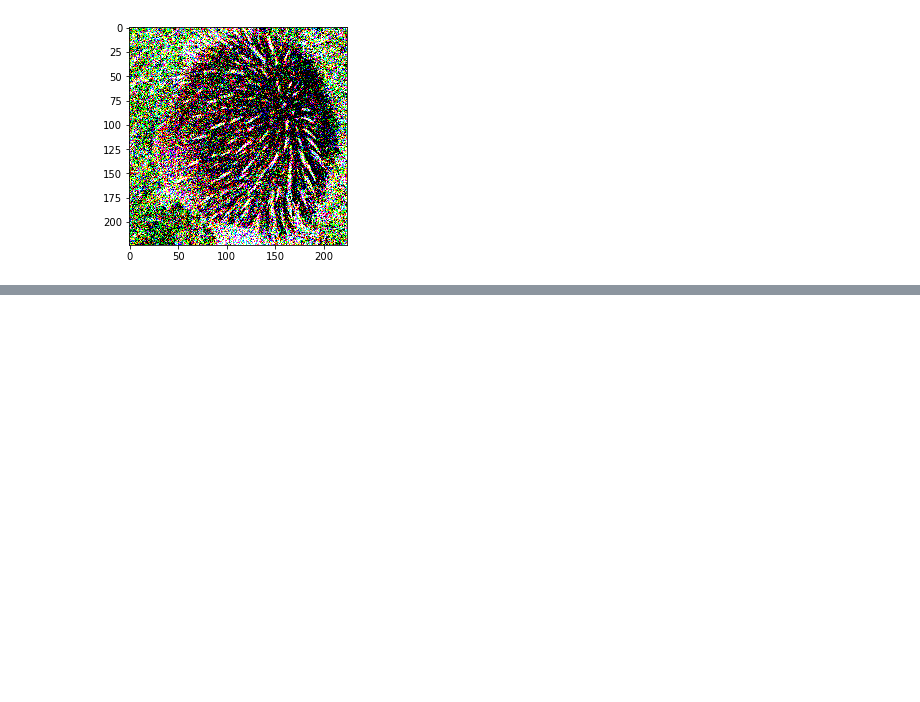
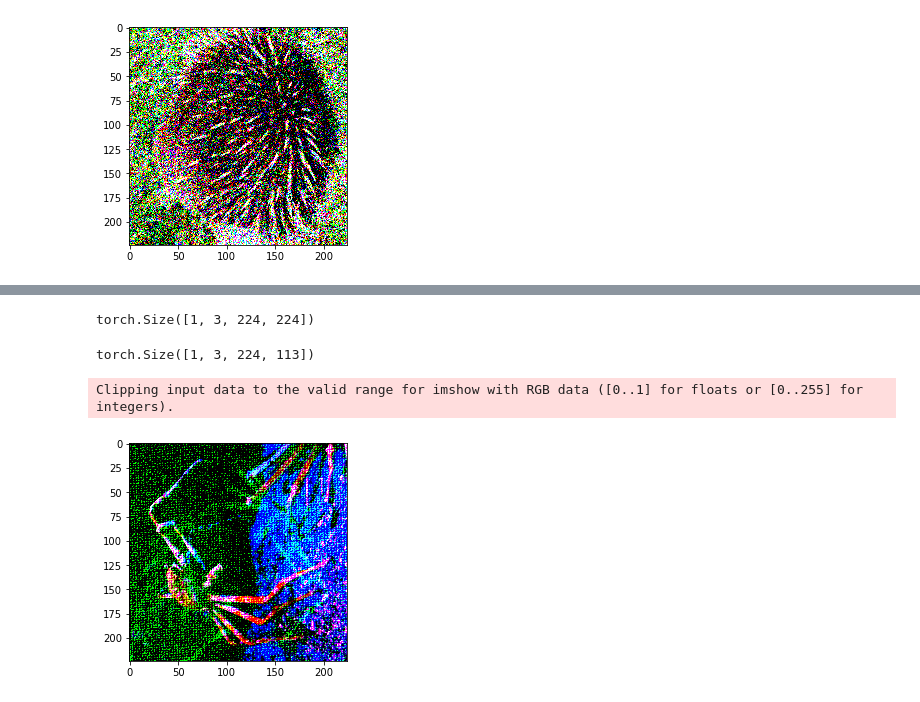
Before and after one commit to chingf/hallucnn-vision, a Jupyter notebook: visualize-images.ipynb, the cells around one changed output, grey strips where cells are left out. Saved outputs shown, nothing was run; the diff lists cells and outputs as text; code cells hidden in the pictures; blank space fills up the shorter version.

```diff
--- a/visualize-images.ipynb
+++ b/visualize-images.ipynb
@@ -74,0 +106,4 @@ Clipping input data to the valid range for imshow with RGB data ([0..1] for floa
+# %%
+feature.shape
+# %% [output]
+torch.Size([1, 3, 224, 224])
@@ -74,0 +114,36 @@ Clipping input data to the valid range for imshow with RGB data ([0..1] for floa
+# %%
+ims.shape
+# %% [output]
+torch.Size([1, 3, 224, 113])
+# %%
+y = torch.fft.rfft2(feature)
+
+res = np.real(y)
+ims = np.imag(y)
+ims_shape = ims.shape
+shuff_indices = np.arange(ims_shape[-1]*ims_shape[-2])
+np.random.shuffle(shuff_indices)
+for c in [1]:
+    c_vals = ims[:,c]
+    c_shape = c_vals.shape
+    c_vals = c_vals.flatten()
+    c_vals = c_vals[shuff_indices]
+    ims[:,c] = c_vals.reshape(c_shape)
+# for c in [1]:
+#     ims_c = ims[:,c]
+#     ims_c_shape = ims_c.shape
+#     ims_c = ims_c.flatten()
+#     np.random.shuffle(ims_c)
+#     ims_c = ims_c.reshape(ims_c_shape)
+#     ims[:,c] = ims_c
+
+test = res +ims*1j
+test = torch.fft.irfft2(test)
+plt.figure()
+plt.imshow(
+    test[0].transpose(0,2), interpolation='nearest'
+    )
+plt.show()
+# %% [output]
+Clipping input data to the valid range for imshow with RGB data ([0..1] for floats or [0..255] for integers).
+[figure, added]
```
Also changed, not shown: parts of 20 cells of this notebook, 3 other files.
